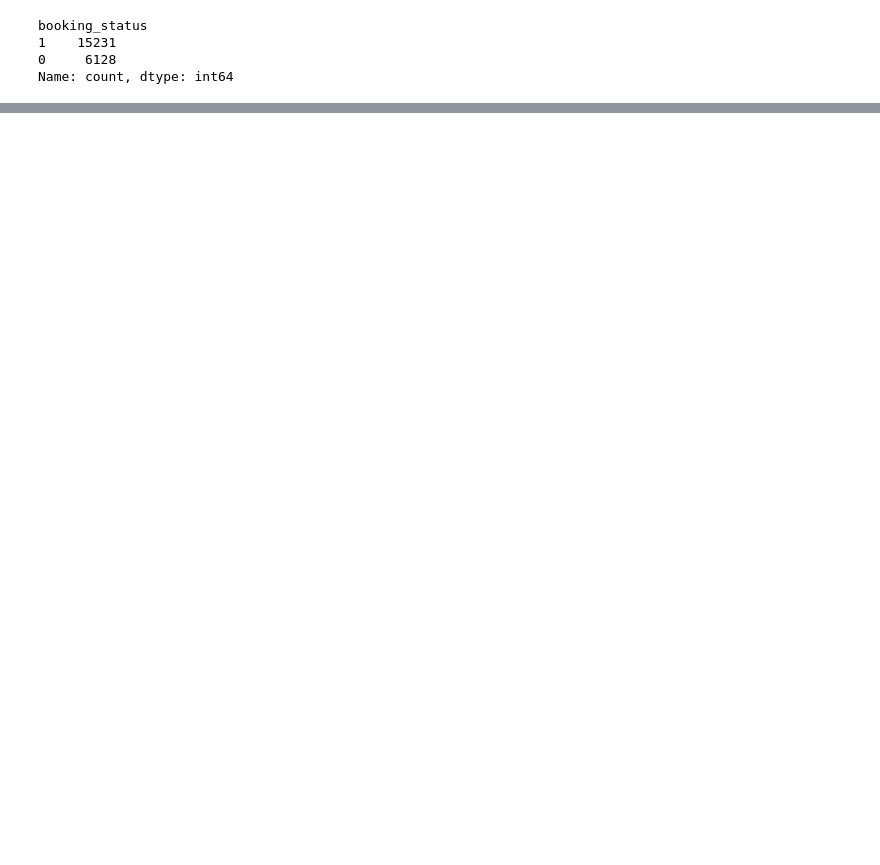
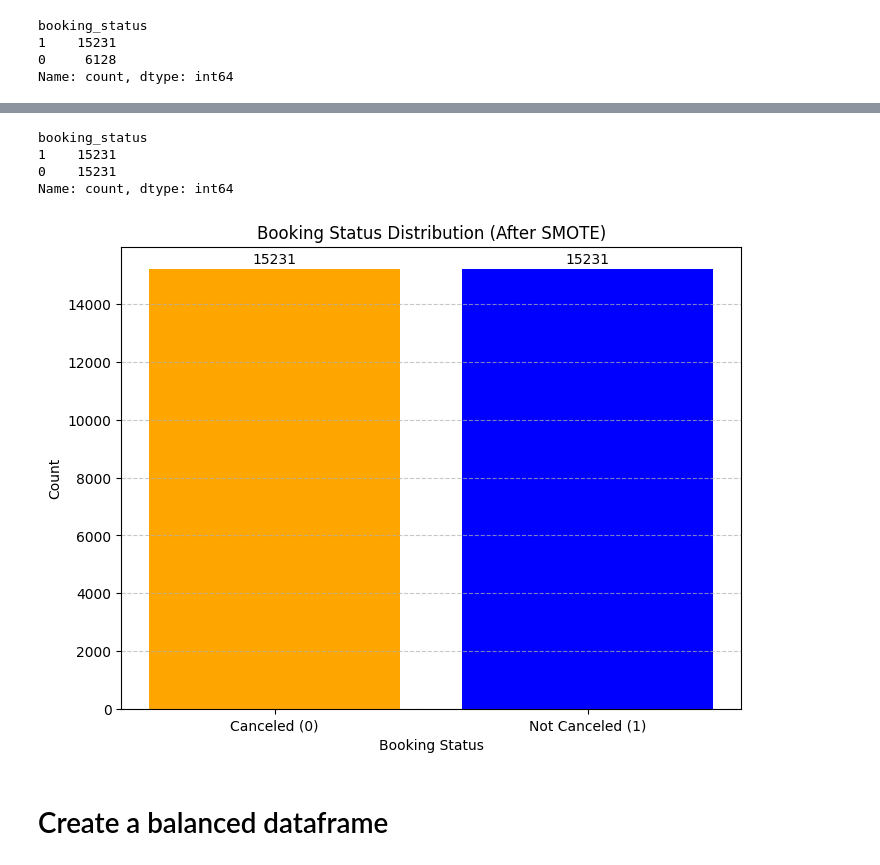
Before and after one commit to SurajBhar/hrprediction, a Jupyter notebook: notebook/experimentation.ipynb, the cells around one changed output, grey strips where cells are left out. Cells and saved outputs as stored; diff of their text form; code cells hidden in the pictures; blank space fills up the shorter version.

```diff
--- a/notebook/experimentation.ipynb
+++ b/notebook/experimentation.ipynb
@@ -689,0 +962,4 @@ Name: count, dtype: int64
+# %%
+from imblearn.over_sampling import SMOTE
+smote = SMOTE(random_state=42)
+X_res , y_res = smote.fit_resample(X,y)
@@ -689,0 +981,30 @@ Name: count, dtype: int64
+# %%
+y_res.value_counts()
+# %% [output]
+booking_status
+1    15231
+0    15231
+Name: count, dtype: int64
+# %%
+# import matplotlib.pyplot as plt
+# Count values
+class_counts = y_res.value_counts()
+
+# Plot
+plt.figure(figsize=(8,6))
+plt.bar(class_counts.index.astype(str), class_counts.values, color=['orange', 'blue'])
+plt.title("Booking Status Distribution (After SMOTE)")
+plt.xlabel("Booking Status")
+plt.ylabel("Count")
+plt.xticks([0, 1], ['Canceled (0)', 'Not Canceled (1)'])
+plt.grid(axis='y', linestyle='--', alpha=0.7)
+
+# Add count labels
+for i, count in enumerate(class_counts.values):
+    plt.text(i, count + 200, str(count), ha='center', fontsize=10)
+
+plt.show()
+# %% [output]
+[figure, added]
+# %% [markdown]
+# Create a balanced dataframe
```
Also changed, not shown: parts of 65 cells of this notebook, 2 other files.
